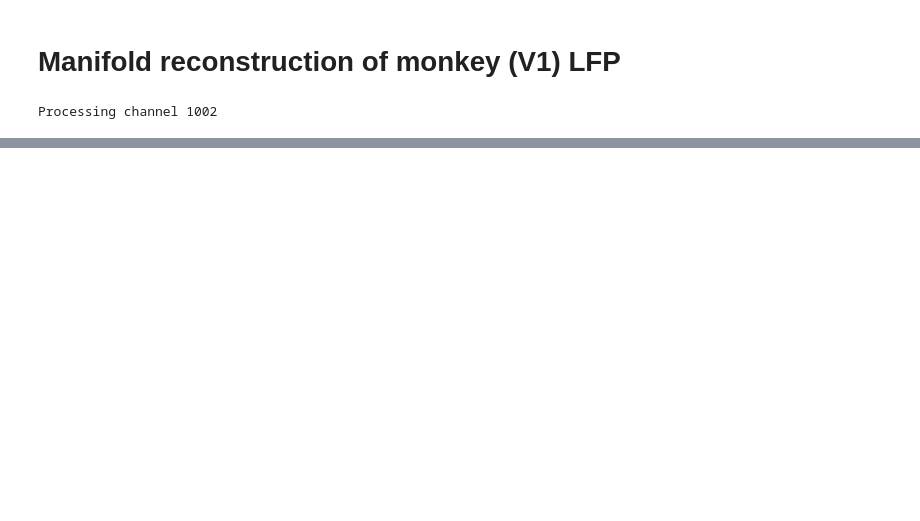
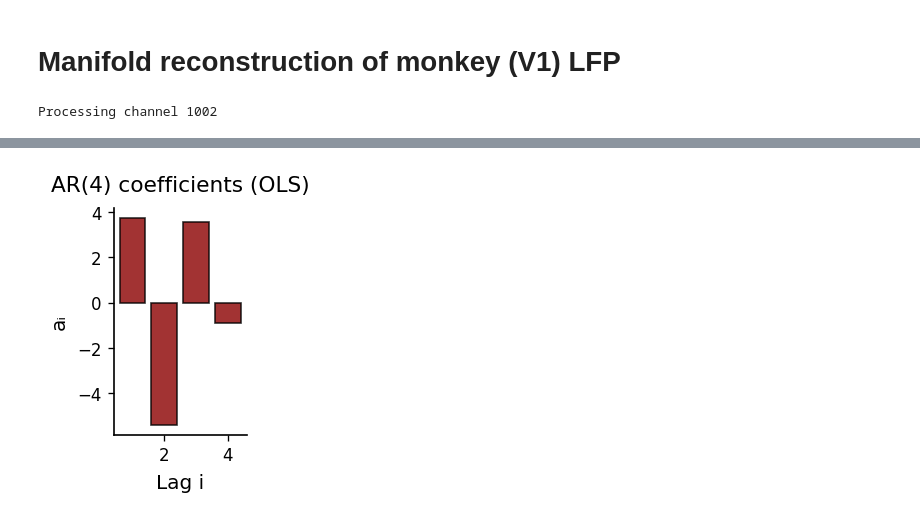
Before and after one commit to erfanzabeh/StocasticDiffEq_Simulation, a Jupyter notebook: docs/tutorials/monkey.ipynb, the cells around one changed output, grey strips where cells are left out. Saved outputs shown, nothing was run; the diff lists cells and outputs as text; code cells hidden in the pictures; blank space fills up the shorter version.

```diff
--- a/docs/tutorials/monkey.ipynb
+++ b/docs/tutorials/monkey.ipynb
@@ -110,17 +85,16 @@ x_snip = x_lp[:N]
 # %% [output]
 Processing channel 1002
 # %%
-# Utility functions
+# Signal processing utility functions
 
-# light, safe preprocessing (notch 60/120; 0.5–200 Hz band)
 def notch_iir(y, Fs, freqs=(60.0, 120.0), Q=30.0):
     z = y.astype(float)
     for f0 in freqs:
-        if f0 < Fs/2:# ==== LFP → xs adaptor (run BEFORE AR block) ====
-            b, a = signal.iirnotch(f0, Q,# ==== LFP → xs adaptor (run BEFORE AR block) ====# ==== LFP → xs adaptor (run BEFORE AR block) ====# ==== LFP → xs adaptor (run BEFORE AR block) ==== Fs)
+        if f0 < Fs/2:
+            b, a = signal.iirnotch(f0, Q, Fs)
             z = signal.filtfilt(b, a, z)
     return z
-# ==== LFP → xs adaptor (run BEFORE AR block) ====# ==== LFP → xs adaptor (run BEFORE AR block) ====
+
 def butter_filter(y, Fs, hp=None, lp=None, order=4):
     ny = Fs/2
     if hp and lp:
@@ -130,6 +104,18 @@ def butter_filter(y, Fs, hp=None, lp=None, order=4):
     elif lp:
         b, a = signal.butter(order, lp/ny, btype='low')
     else:
-        return y# ==== LFP → xs adaptor (run BEFORE AR block) ====
+        return y
     return signal.filtfilt(b, a, y, method='gust')
+
+def envelope_normalize(x, fs, fband=(15, 30), env_lp_hz=5.0, eps=1e-6):
+    b, a = signal.butter(4, np.array(fband)/(fs/2), btype='bandpass')
+    x_bp = signal.filtfilt(b, a, x)
+    z = hilbert(x_bp)
+    A = np.abs(z)
+    if env_lp_hz is not None:
+        b_lp, a_lp = signal.butter(2, env_lp_hz/(fs/2), btype='low')
+        A = signal.filtfilt(b_lp, a_lp, A)
+    x_flat = x_bp / (A + eps)
+    x_flat *= np.median(A)
+    return x_flat, x_bp, A
 # %%
@@ -581,0 +301,11 @@ ax.legend(frameon=False); plt.tight_layout(); plt.show()
+# %%
+def plot_ar_coefficients(w, p, color_main="black", color_alt="darkred"):
+    fig, ax = plt.subplots(figsize=(2, 3))
+    ax.bar(np.arange(1, p+1), w[1:], color=color_alt, edgecolor=color_main, alpha=0.8)
+    prettify(ax, title=f"AR({p}) coefficients (OLS)", xlabel="Lag i", ylabel="aᵢ")
+    plt.tight_layout()
+    plt.show()
+
+plot_ar_coefficients(w, p_use)
+# %% [output]
+[figure, added]
```
Also changed, not shown: parts of 19 cells of this notebook, 4 other files.
